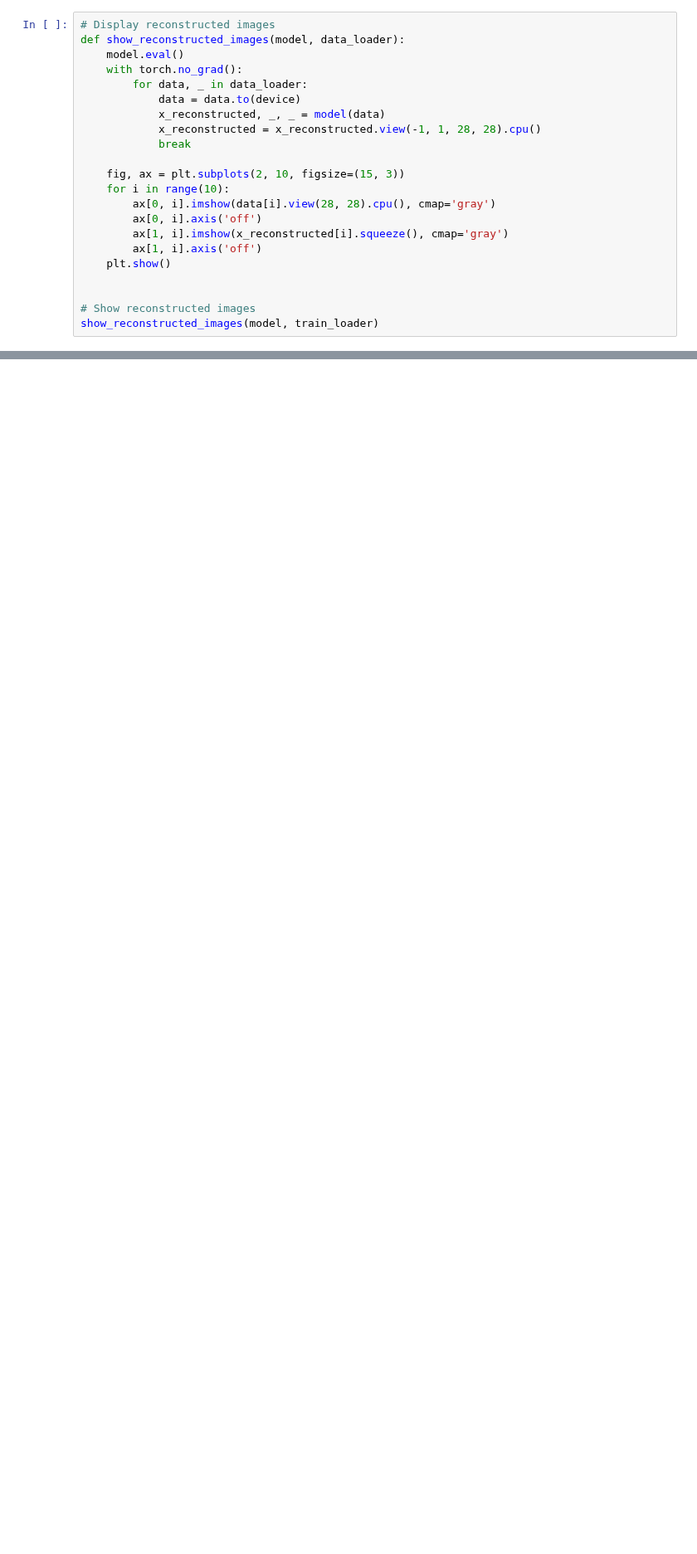
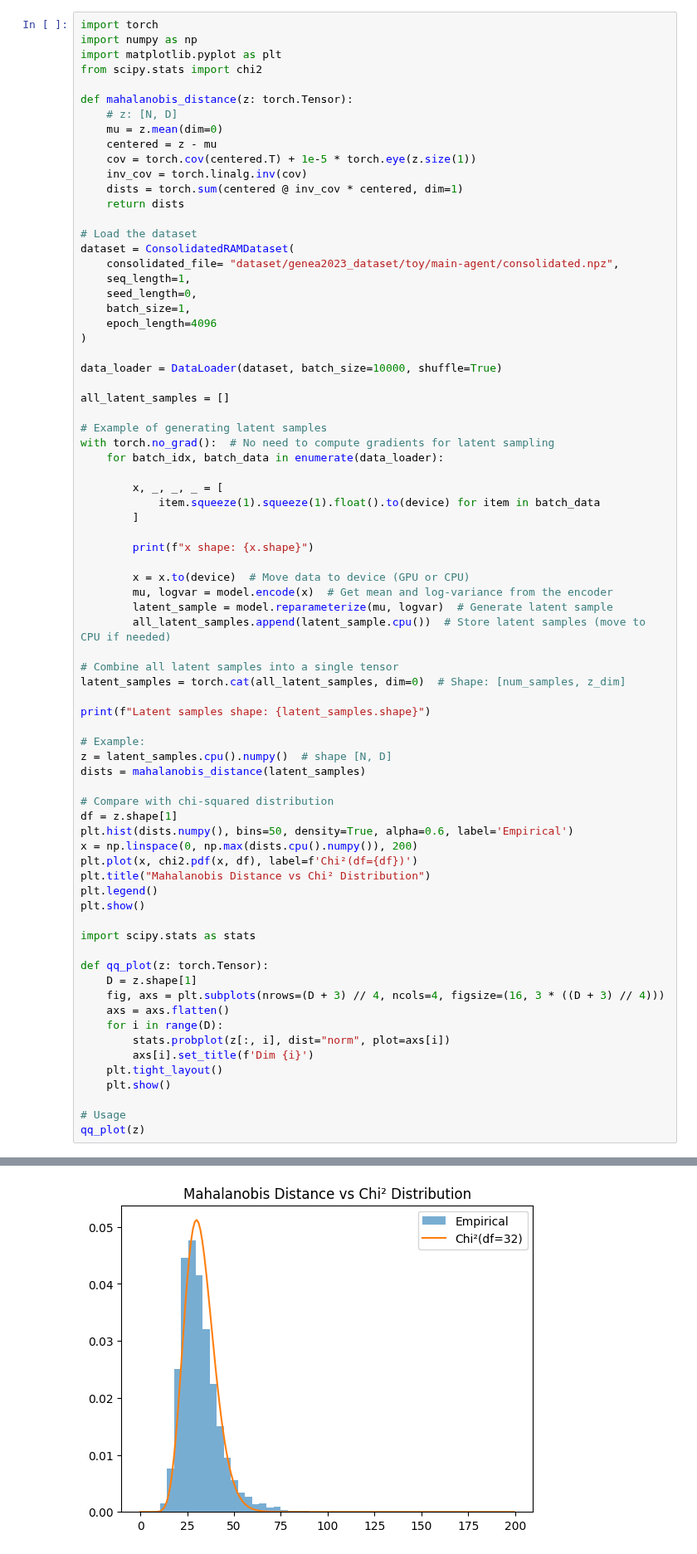
Before and after one commit to AntonBertelsen/GestureGeneration, a Jupyter notebook: DiffuseStyleGestureReproduced/autoencoder_test.ipynb, the cells around one changed output, grey strips where cells are left out. Shown at 83% size. Saved outputs shown, nothing was run; the diff lists cells and outputs as text; blank space fills up the shorter version.

```diff
--- a/DiffuseStyleGestureReproduced/autoencoder_test.ipynb
+++ b/DiffuseStyleGestureReproduced/autoencoder_test.ipynb
@@ -322,22 +558,76 @@ Reconstructed pose sent to viewer
 # %%
-# Display reconstructed images
-def show_reconstructed_images(model, data_loader):
-    model.eval()
-    with torch.no_grad():
-        for data, _ in data_loader:
-            data = data.to(device)
-            x_reconstructed, _, _ = model(data)
-            x_reconstructed = x_reconstructed.view(-1, 1, 28, 28).cpu()
-            break
+import torch
+import numpy as np
+import matplotlib.pyplot as plt
+from scipy.stats import chi2
 
-    fig, ax = plt.subplots(2, 10, figsize=(15, 3))
-    for i in range(10):
-        ax[0, i].imshow(data[i].view(28, 28).cpu(), cmap='gray')
-        ax[0, i].axis('off')
-        ax[1, i].imshow(x_reconstructed[i].squeeze(), cmap='gray')
-        ax[1, i].axis('off')
+def mahalanobis_distance(z: torch.Tensor):
+    # z: [N, D]
+    mu = z.mean(dim=0)
+    centered = z - mu
+    cov = torch.cov(centered.T) + 1e-5 * torch.eye(z.size(1))
+    inv_cov = torch.linalg.inv(cov)
+    dists = torch.sum(centered @ inv_cov * centered, dim=1)
+    return dists
+
+# Load the dataset
+dataset = ConsolidatedRAMDataset(
+    consolidated_file= "dataset/genea2023_dataset/toy/main-agent/consolidated.npz",
+    seq_length=1,
+    seed_length=0,
+    batch_size=1,
+    epoch_length=4096
+)
+
+data_loader = DataLoader(dataset, batch_size=10000, shuffle=True)
+
+all_latent_samples = []
+
+# Example of generating latent samples
+with torch.no_grad():  # No need to compute gradients for latent sampling
+    for batch_idx, batch_data in enumerate(data_loader):
+
+        x, _, _, _ = [
+            item.squeeze(1).squeeze(1).float().to(device) for item in batch_data
+        ]
+
+        print(f"x shape: {x.shape}")
+
+        x = x.to(device)  # Move data to device (GPU or CPU)
+        mu, logvar = model.encode(x)  # Get mean and log-variance from the encoder
+        latent_sample = model.reparameterize(mu, logvar)  # Generate latent sample
+        all_latent_samples.append(latent_sample.cpu())  # Store latent samples (move to CPU if needed)
+
+# Combine all latent samples into a single tensor
+latent_samples = torch.cat(all_latent_samples, dim=0)  # Shape: [num_samples, z_dim]
+
+print(f"Latent samples shape: {latent_samples.shape}")
+
+# Example:
+z = latent_samples.cpu().numpy()  # shape [N, D]
+dists = mahalanobis_distance(latent_samples)
+
+# Compare with chi-squared distribution
+df = z.shape[1]
+plt.hist(dists.numpy(), bins=50, density=True, alpha=0.6, label='Empirical')
+x = np.linspace(0, np.max(dists.cpu().numpy()), 200)
+plt.plot(x, chi2.pdf(x, df), label=f'Chi²(df={df})')
+plt.title("Mahalanobis Distance vs Chi² Distribution")
+plt.legend()
+plt.show()
+
+import scipy.stats as stats
+
+def qq_plot(z: torch.Tensor):
+    D = z.shape[1]
+    fig, axs = plt.subplots(nrows=(D + 3) // 4, ncols=4, figsize=(16, 3 * ((D + 3) // 4)))
+    axs = axs.flatten()
+    for i in range(D):
+        stats.probplot(z[:, i], dist="norm", plot=axs[i])
+        axs[i].set_title(f'Dim {i}')
+    plt.tight_layout()
     plt.show()
 
-
-# Show reconstructed images
-show_reconstructed_images(model, train_loader)
+# Usage
+qq_plot(z)
+# %% [output]
@@ -343,0 +637 @@ show_reconstructed_images(model, train_loader)
+[figure, added]
```
Also changed, not shown: parts of 5 cells of this notebook, 19 other files.
